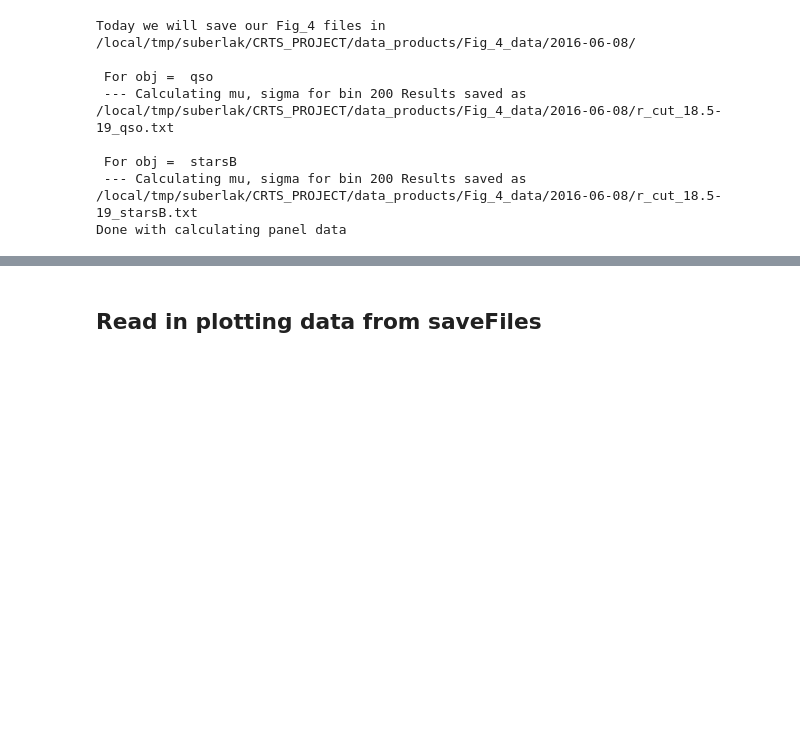
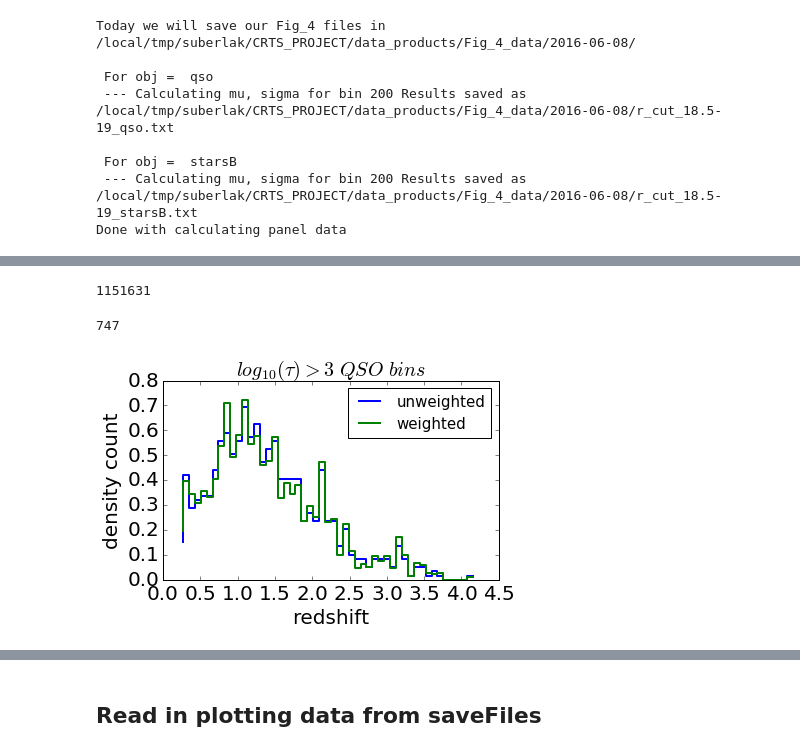
Before and after one commit to suberlak/CRTS_PROJECT, a Jupyter notebook: F_Fig_4_SF_three_panels.ipynb, the cells around one changed output, grey strips where cells are left out. Drawn from its saved outputs; the diff is of its cells as text; code cells hidden in the pictures; blank space fills up the shorter version.

```diff
--- a/F_Fig_4_SF_three_panels.ipynb
+++ b/F_Fig_4_SF_three_panels.ipynb
@@ -236,0 +702,50 @@ Done with calculating panel data
+# %%
+ni_check = np.zeros(0)
+for a in ni_gt_3 :
+    ni_check = np.append(a, ni_check)
+# %%
+len(ni_check)
+# %% [output]
+1151631
+# %%
+len(np.unique(ni_check))
+# %% [output]
+747
+# %%
+# pull first only redshifts for those 747 qso in my high-observed-tau sample :
+msk = np.in1d(qso_cat['CRTS_id'],  np.unique(ni_check) )
+names = qso_cat['CRTS_id'][msk]
+zs = qso_cat['redshift'][msk]
+zs = np.array(zs).astype(float)
+# %%
+zs_cnt = np.zeros_like(ni_check, dtype=float)
+for i in range(len(ni_check)):
+    zs_cnt[i] = zs[names == ni_check[i]][0]
+# %%
+# redshift distribution of quasars that contributed to
+# log(tau)>  3 sample
+
+%matplotlib inline
+nbins=50
+fig,ax  = plt.subplots(1,1)
+
+# Not weighted by the number of points from a given quasar
+hist1, bin_edges = np.histogram(zs, bins=nbins, density=True)
+bin_centres = (bin_edges[:-1] + bin_edges[1:])/2
+ax.plot(bin_centres, hist1, ls='steps', label='unweighted', lw=2)
+
+# and also weighted by the number of points from a given quasar...
+hist2, bin_edges = np.histogram(zs_cnt, bins=nbins, density=True)
+bin_centres = (bin_edges[:-1] + bin_edges[1:])/2
+ax.plot(bin_centres, hist2, ls='steps', label='weighted', lw=2)
+ax.legend(fontsize=15)
+ax.set_xlabel('redshift', fontsize=20)
+ax.set_ylabel('density count', fontsize=20)
+ax.set_title(r'$log_{10}(\tau) > 3 \,\, QSO \,\, bins$', fontsize=20)
+ax.tick_params(axis='both', which='major', labelsize=20)
+plt.tight_layout()
+name = outDir+ 'r_cut'+'_'+str(Min)+'-'+str(Max)+'_'+obj+'_bins_65-200_redshift_distr.png'
+plt.savefig(name)
+plt.show()
+# %% [output]
+[figure, added]
```
Also changed, not shown: parts of 43 cells of this notebook, 1 other file.
